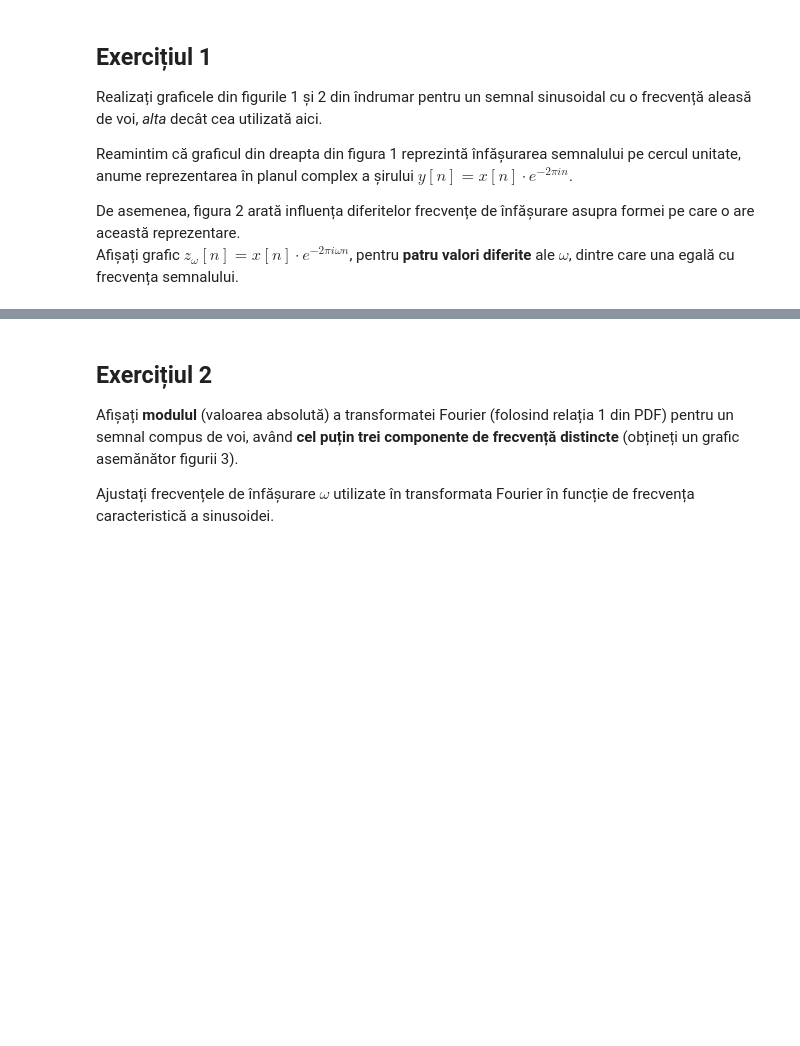
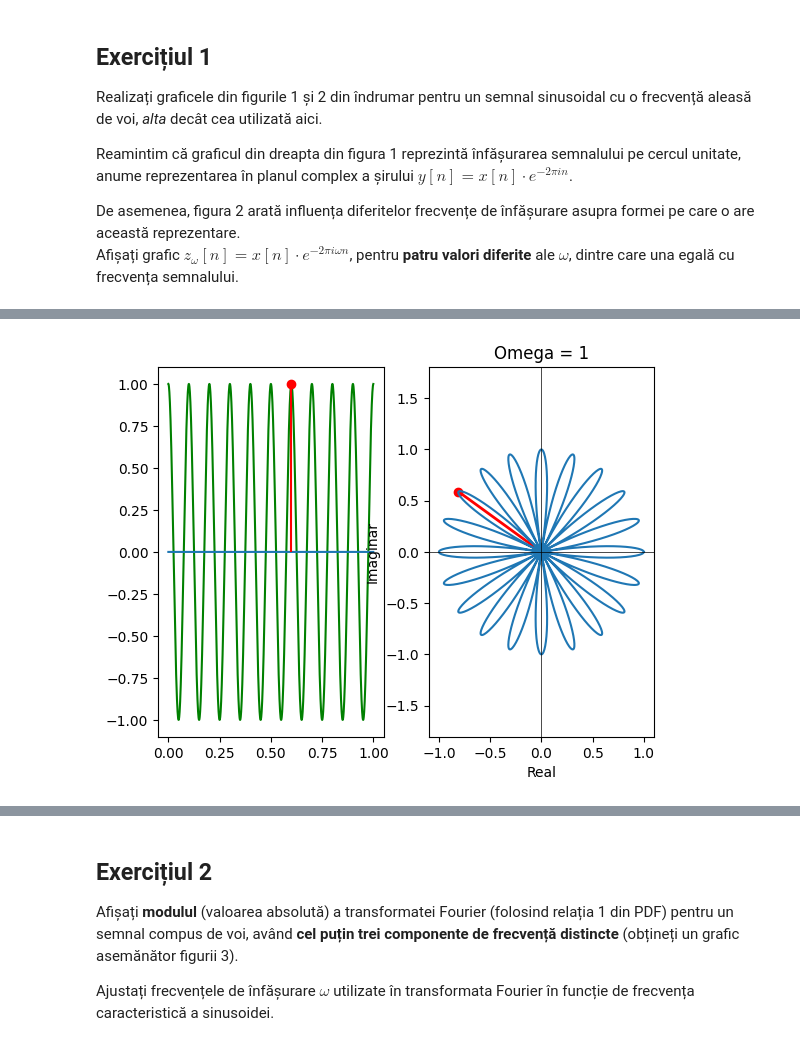
Before and after one commit to Ionut-Valeriu/Signal-Processing-Labs, a Jupyter notebook: Signal_Processing_Lab7/ps-lab-7-exerciții.ipynb, the cells around one changed output, grey strips where cells are left out. Cells and saved outputs as stored; diff of their text form; code cells hidden in the pictures; blank space fills up the shorter version.

```diff
--- a/Signal_Processing_Lab7/ps-lab-7-exerciții.ipynb
+++ b/Signal_Processing_Lab7/ps-lab-7-exerciții.ipynb
@@ -6,6 +6,8 @@ Rezolvați exercițiile de mai jos în celulele care v-au fost puse la dispoziț
 import math
 import numpy as np
 import matplotlib.pyplot as plt
+
+PI = np.pi
 # %% [markdown]
 ## Exercițiul 1
 
@@ -15,3 +17,88 @@ Reamintim că graficul din dreapta din figura 1 reprezintă înfășurarea semna
 
 De asemenea, figura 2 arată influența diferitelor frecvențe de înfășurare asupra formei pe care o are această reprezentare. \
 Afișați grafic $z_{\omega} [n] = x[n] \cdot e^{-2 \pi i \omega n}$, pentru **patru valori diferite** ale $\omega$, dintre care una egală cu frecvența semnalului.
+# %%
+def fourier(x, omega = 1):
+    N = len(x)
+    y = []
+    for n in range(N):
+        y.append( x[n] * np.exp(2*PI * -1j * omega * n / N) )
+    return y
+# %%
+amp = 1
+faza = PI/2
+
+start = 0
+stop = 1
+n = 600/1000
+
+perioada = stop/10
+f = 1/perioada # 0.005
+fs = f*200
+
+nts = np.arange(start, stop, 1/fs)
+x = amp * np.sin(2*PI* nts * f + faza)
+y1 = fourier(x, 1)
+y2 = fourier(x, 2)
+y3 = fourier(x, 3)
+y4 = fourier(x, f)
+
+n = int(n*len(nts))
+lwidth = 0.5
+
+fig, axs = plt.subplots(1, 2)
+axs[0].plot(nts, x, 'g')
+axs[0].plot(nts, [0]*len(nts))
+axs[0].stem(nts[n], x[n], "r")
+
+re_val = np.real(y1[n])
+im_val = np.imag(y1[n])
+axs[1].plot([0, re_val], [0, im_val], 'r-', linewidth=2)
+axs[1].plot(re_val, im_val, 'ro')
+
+axs[1].plot(np.real(y1), np.imag(y1))
+axs[1].set_title("Omega = 1")
+axs[1].set_xlabel("Real")
+axs[1].set_ylabel("Imaginar")
+axs[1].axis('equal')
+axs[1].axhline(0, color='black', linewidth=lwidth)
+axs[1].axvline(0, color='black', linewidth=lwidth)
+
+
+fig, axs = plt.subplots(2,2)
+axs[0, 0].plot(np.real(y1), np.imag(y1))
+axs[0, 0].axhline(0, color='black', linewidth=lwidth)
+axs[0, 0].axvline(0, color='black', linewidth=lwidth)
+axs[0, 0].set_title("omega = 1")
+re_val = np.real(y1[n])
+im_val = np.imag(y1[n])
+axs[0, 0].plot([0, re_val], [0, im_val], 'r-', linewidth=2)
+axs[0, 0].plot(re_val, im_val, 'ro')
+
+axs[0, 1].plot(np.real(y2), np.imag(y2))
+axs[0, 1].axhline(0, color='black', linewidth=lwidth)
+axs[0, 1].axvline(0, color='black', linewidth=lwidth)
+axs[0, 1].set_title("omega = 2")
+re_val = np.real(y2[n])
+im_val = np.imag(y2[n])
+axs[0, 1].plot([0, re_val], [0, im_val], 'r-', linewidth=2)
+axs[0, 1].plot(re_val, im_val, 'ro')
+
+axs[1, 0].plot(np.real(y3), np.imag(y3))
+axs[1, 0].axhline(0, color='black', linewidth=lwidth)
+axs[1, 0].axvline(0, color='black', linewidth=lwidth)
+axs[1, 0].set_title("omega = 3")
+re_val = np.real(y3[n])
+im_val = np.imag(y3[n])
+axs[1, 0].plot([0, re_val], [0, im_val], 'r-', linewidth=2)
+axs[1, 0].plot(re_val, im_val, 'ro')
+
+axs[1, 1].plot(np.real(y4), np.imag(y4))
+axs[1, 1].axhline(0, color='black', linewidth=lwidth)
+axs[1, 1].axvline(0, color='black', linewidth=lwidth)
+axs[1, 1].set_title("omega = fr")
+re_val = np.real(y4[n])
+im_val = np.imag(y4[n])
+axs[1, 1].plot([0, re_val], [0, im_val], 'r-', linewidth=2)
+axs[1, 1].plot(re_val, im_val, 'ro')
+# %% [output]
@@ -17,0 +106 @@ Afișați grafic $z_{\omega} [n] = x[n] \cdot e^{-2 \pi i \omega n}$, pentru **p
+[figure, added]
```
Also changed, not shown: parts of 2 cells of this notebook.
